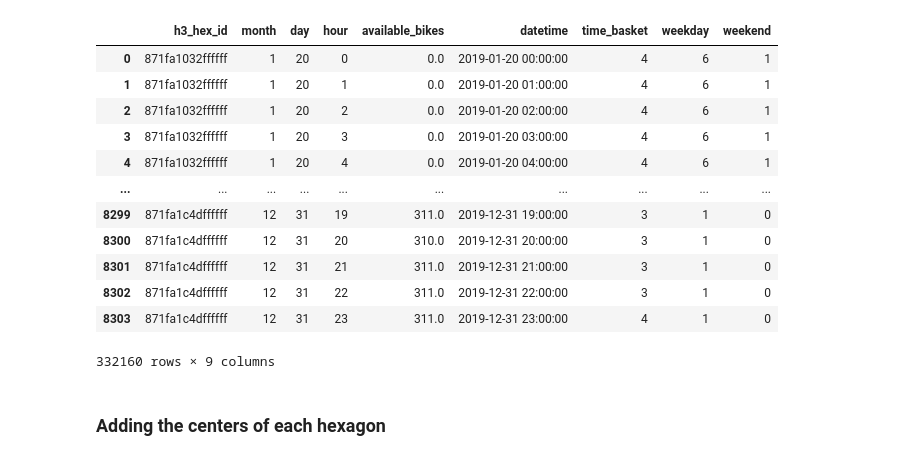
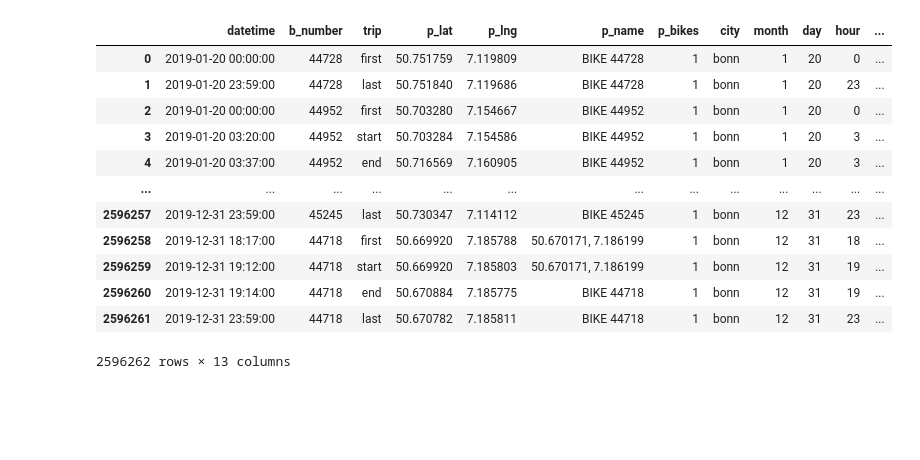
Before and after one commit to ey96/CallABike_Analytics, a Jupyter notebook: 04_SVR_Availability.ipynb, the cells around one changed output. Drawn from its saved outputs; the diff is of its cells as text; code cells hidden in the pictures; blank space fills up the shorter version.

```diff
--- a/04_SVR_Availability.ipynb
+++ b/04_SVR_Availability.ipynb
@@ -390,18 +78,16 @@ hourly_availability_per_hex["weekend"] = hourly_availability_per_hex["weekday"].
-# %%
-hourly_availability_per_hex
-# %% [output]
-|  | h3_hex_id | month | day | hour | available_bikes | datetime | time_basket | weekday | weekend |
-| 0 | 871fa1032ffffff | 1 | 20 | 0 | 0.0 | 2019-01-20 00:00:00 | 4 | 6 | 1 |
-| 1 | 871fa1032ffffff | 1 | 20 | 1 | 0.0 | 2019-01-20 01:00:00 | 4 | 6 | 1 |
-| 2 | 871fa1032ffffff | 1 | 20 | 2 | 0.0 | 2019-01-20 02:00:00 | 4 | 6 | 1 |
-| 3 | 871fa1032ffffff | 1 | 20 | 3 | 0.0 | 2019-01-20 03:00:00 | 4 | 6 | 1 |
-| 4 | 871fa1032ffffff | 1 | 20 | 4 | 0.0 | 2019-01-20 04:00:00 | 4 | 6 | 1 |
-| ... | ... | ... | ... | ... | ... | ... | ... | ... | ... |
-| 8299 | 871fa1c4dffffff | 12 | 31 | 19 | 311.0 | 2019-12-31 19:00:00 | 3 | 1 | 0 |
-| 8300 | 871fa1c4dffffff | 12 | 31 | 20 | 310.0 | 2019-12-31 20:00:00 | 3 | 1 | 0 |
-| 8301 | 871fa1c4dffffff | 12 | 31 | 21 | 311.0 | 2019-12-31 21:00:00 | 3 | 1 | 0 |
-| 8302 | 871fa1c4dffffff | 12 | 31 | 22 | 311.0 | 2019-12-31 22:00:00 | 3 | 1 | 0 |
-| 8303 | 871fa1c4dffffff | 12 | 31 | 23 | 311.0 | 2019-12-31 23:00:00 | 4 | 1 | 0 |
-332160 rows × 9 columns
-# %% [markdown]
-### Adding the centers of each hexagon
+# %%
+availability_data
+# %% [output]
+|  | datetime | b_number | trip | p_lat | p_lng | p_name | p_bikes | city | month | day | hour | ... |
+| 0 | 2019-01-20 00:00:00 | 44728 | first | 50.751759 | 7.119809 | BIKE 44728 | 1 | bonn | 1 | 20 | 0 | ... |
+| 1 | 2019-01-20 23:59:00 | 44728 | last | 50.751840 | 7.119686 | BIKE 44728 | 1 | bonn | 1 | 20 | 23 | ... |
+| 2 | 2019-01-20 00:00:00 | 44952 | first | 50.703280 | 7.154667 | BIKE 44952 | 1 | bonn | 1 | 20 | 0 | ... |
+| 3 | 2019-01-20 03:20:00 | 44952 | start | 50.703284 | 7.154586 | BIKE 44952 | 1 | bonn | 1 | 20 | 3 | ... |
+| 4 | 2019-01-20 03:37:00 | 44952 | end | 50.716569 | 7.160905 | BIKE 44952 | 1 | bonn | 1 | 20 | 3 | ... |
+| ... | ... | ... | ... | ... | ... | ... | ... | ... | ... | ... | ... | ... |
+| 2596257 | 2019-12-31 23:59:00 | 45245 | last | 50.730347 | 7.114112 | BIKE 45245 | 1 | bonn | 12 | 31 | 23 | ... |
+| 2596258 | 2019-12-31 18:17:00 | 44718 | first | 50.669920 | 7.185788 | 50.670171, 7.186199 | 1 | bonn | 12 | 31 | 18 | ... |
+| 2596259 | 2019-12-31 19:12:00 | 44718 | start | 50.669920 | 7.185803 | 50.670171, 7.186199 | 1 | bonn | 12 | 31 | 19 | ... |
+| 2596260 | 2019-12-31 19:14:00 | 44718 | end | 50.670884 | 7.185775 | BIKE 44718 | 1 | bonn | 12 | 31 | 19 | ... |
+| 2596261 | 2019-12-31 23:59:00 | 44718 | last | 50.670782 | 7.185811 | BIKE 44718 | 1 | bonn | 12 | 31 | 23 | ... |
+2596262 rows × 13 columns
```
Also changed, not shown: parts of 151 cells of this notebook.
